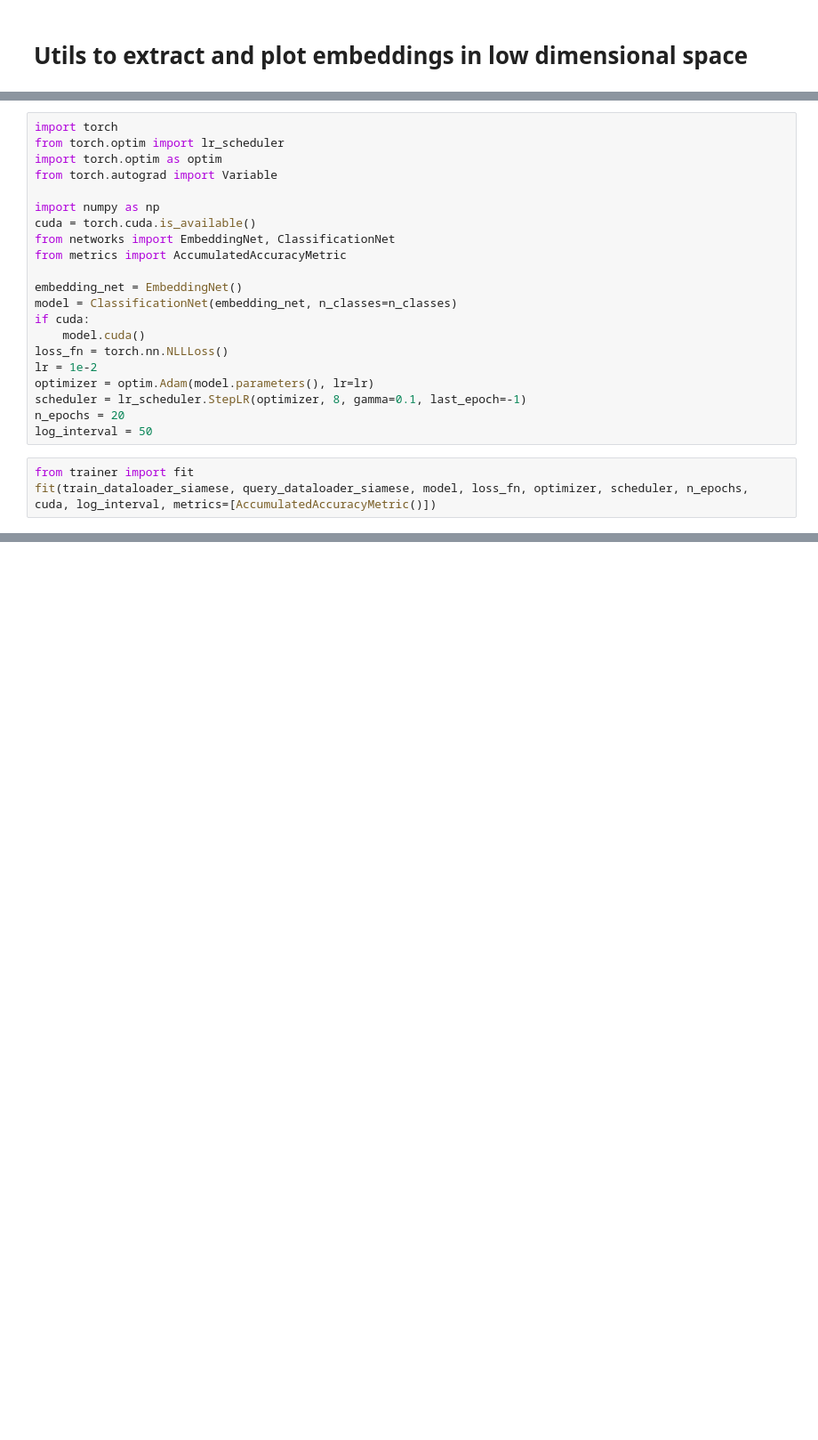
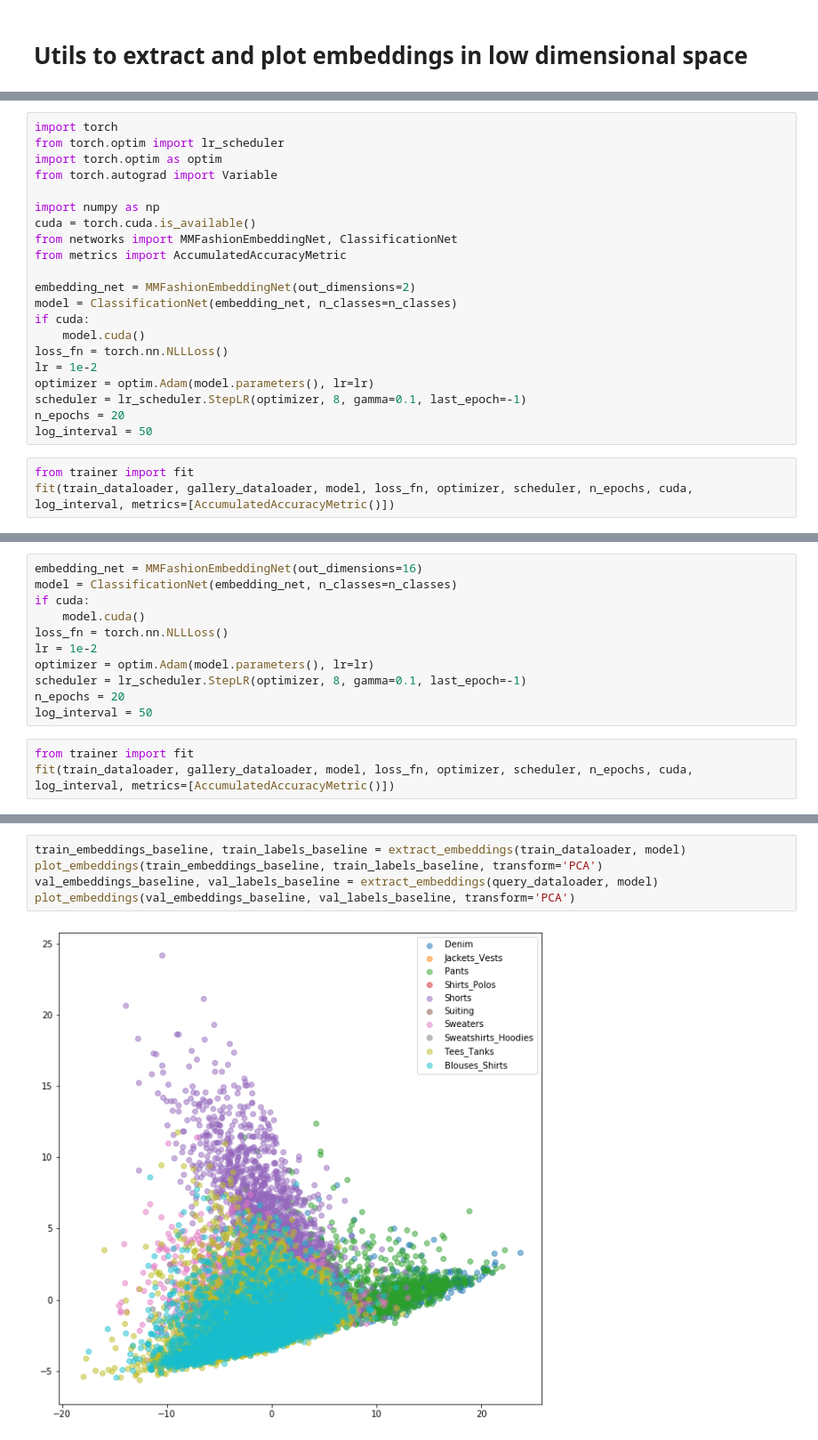
Before and after one commit to JoanFM/metric-learning, a Jupyter notebook: MetricLearning.ipynb, the cells around one changed output, grey strips where cells are left out. Shown at 89% size. Drawn from its saved outputs; the diff is of its cells as text; blank space fills up the shorter version.

```diff
--- a/MetricLearning.ipynb
+++ b/MetricLearning.ipynb
@@ -114,10 +153,10 @@ from torch.autograd import Variable
 
 import numpy as np
 cuda = torch.cuda.is_available()
-from networks import EmbeddingNet, ClassificationNet
+from networks import MMFashionEmbeddingNet, ClassificationNet
 from metrics import AccumulatedAccuracyMetric
 
-embedding_net = EmbeddingNet()
+embedding_net = MMFashionEmbeddingNet(out_dimensions=2)
 model = ClassificationNet(embedding_net, n_classes=n_classes)
 if cuda:
     model.cuda()
@@ -129,5 +168,5 @@ n_epochs = 20
 log_interval = 50
 # %%
 from trainer import fit
-fit(train_dataloader_siamese, query_dataloader_siamese, model, loss_fn, optimizer, scheduler, n_epochs, cuda, log_interval, metrics=[AccumulatedAccuracyMetric()])
+fit(train_dataloader, gallery_dataloader, model, loss_fn, optimizer, scheduler, n_epochs, cuda, log_interval, metrics=[AccumulatedAccuracyMetric()])
 # %% [output]
@@ -252,0 +200,14 @@ KeyboardInterrupt:
+# %%
+embedding_net = MMFashionEmbeddingNet(out_dimensions=16)
+model = ClassificationNet(embedding_net, n_classes=n_classes)
+if cuda:
+    model.cuda()
+loss_fn = torch.nn.NLLLoss()
+lr = 1e-2
+optimizer = optim.Adam(model.parameters(), lr=lr)
+scheduler = lr_scheduler.StepLR(optimizer, 8, gamma=0.1, last_epoch=-1)
+n_epochs = 20
+log_interval = 50
+# %%
+from trainer import fit
+fit(train_dataloader, gallery_dataloader, model, loss_fn, optimizer, scheduler, n_epochs, cuda, log_interval, metrics=[AccumulatedAccuracyMetric()])
@@ -252,0 +234,7 @@ KeyboardInterrupt:
+# %%
+train_embeddings_baseline, train_labels_baseline = extract_embeddings(train_dataloader, model)
+plot_embeddings(train_embeddings_baseline, train_labels_baseline, transform='PCA')
+val_embeddings_baseline, val_labels_baseline = extract_embeddings(query_dataloader, model)
+plot_embeddings(val_embeddings_baseline, val_labels_baseline, transform='PCA')
+# %% [output]
+[figure, added]
```
Also changed, not shown: parts of 31 cells of this notebook.
